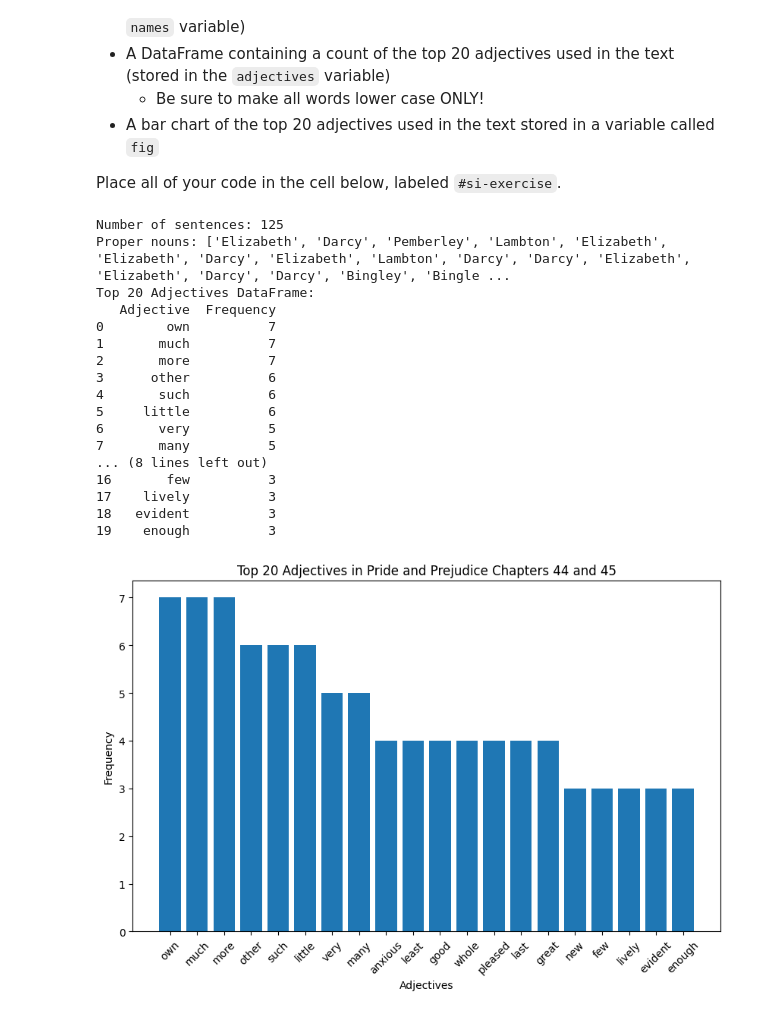
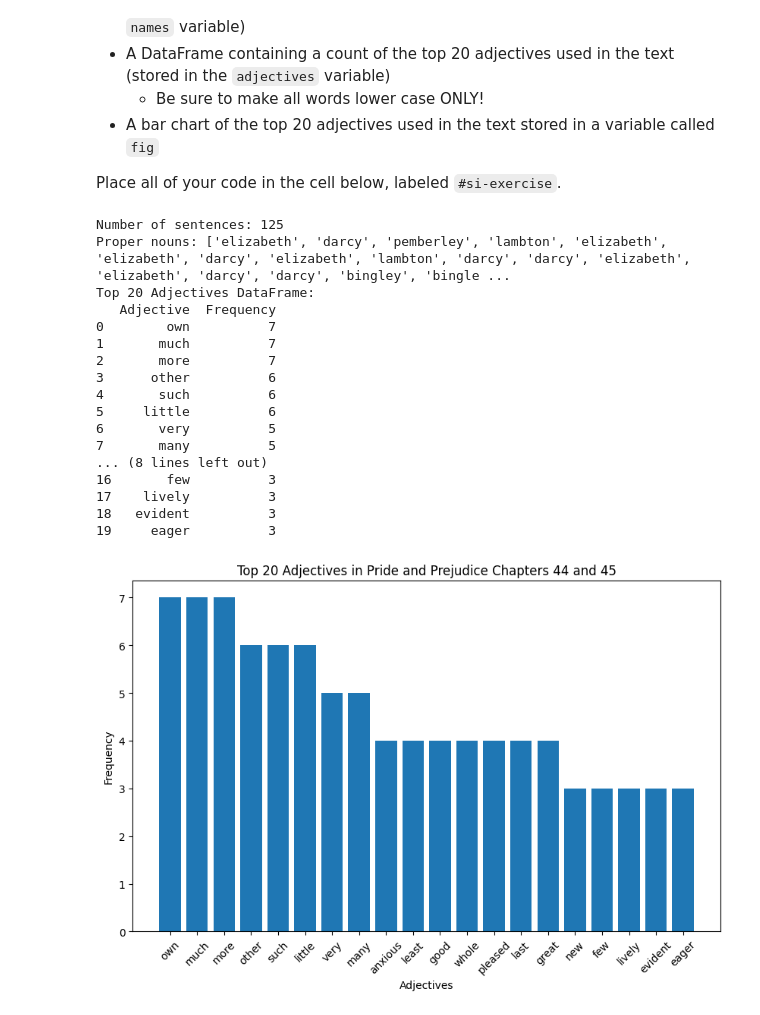
Before and after one commit to kelleespringer/econ8320-assignment-12, a Jupyter notebook: Lesson.ipynb, the cells around one changed output. Cells and saved outputs as stored; diff of their text form; code cells hidden in the pictures.

```diff
--- a/Lesson.ipynb
+++ b/Lesson.ipynb
@@ -207,56 +207,69 @@ Place all of your code in the cell below, labeled `#si-exercise`.
 # %%
 #si-exercise
 
+#si-exercise
 import requests
 import spacy
 from collections import Counter
 import pandas as pd
 import matplotlib.pyplot as plt
 
+# Load the SpaCy language model
 nlp = spacy.load("en_core_web_sm")
 
+# Download text from the specified URL
 url = "https://raw.githubusercontent.com/dustywhite7/Econ8320/master/AssignmentData/prideAndPrejudiceChapters.txt"
 response = requests.get(url)
 text = response.text
 
+# Process the text with SpaCy NLP model
 doc = nlp(text)
 
-num_sentences = len(list(doc.sents))
-print(f"Number of sentences: {num_sentences}")
+# Count the number of sentences
+sentences = len(list(doc.sents))
 
-proper_nouns = [ent.text for ent in doc.ents if ent.label_ in {'PERSON', 'GPE', 'ORG'}]
-print(f"Proper nouns: {proper_nouns[:20]}")
+# Extract all proper nouns (PERSON, GPE, ORG) and convert to lowercase
+names = [ent.text.lower() for ent in doc.ents if ent.label_ in {'PERSON', 'GPE', 'ORG'}]
 
-adjectives = [token.text for token in doc if token.pos_ == 'ADJ']
+# Extract adjectives and convert to lowercase
+adjectives = [token.text.lower() for token in doc if token.pos_ == 'ADJ']
+
+# Get the top 20 most common adjectives
 top_adjectives = Counter(adjectives).most_common(20)
 
+# Create a DataFrame for the top 20 adjectives
 adjectives_df = pd.DataFrame(top_adjectives, columns=['Adjective', 'Frequency'])
-print("Top 20 Adjectives DataFrame:")
-print(adjectives_df)
 
-plt.figure(figsize=(10, 6))
-plt.bar(adjectives_df['Adjective'], adjectives_df['Frequency'])
+# Create a bar chart for the top 20 adjectives
+fig, ax = plt.subplots(figsize=(10, 6))
+ax.bar(adjectives_df['Adjective'], adjectives_df['Frequency'])
 plt.xticks(rotation=45)
 plt.title("Top 20 Adjectives in Pride and Prejudice Chapters 44 and 45")
 plt.xlabel("Adjectives")
 plt.ylabel("Frequency")
-plt.show()
+
+
+# Display the results
+print(f"Number of sentences: {sentences}")
+print(f"Proper nouns: {names[:20]}")  # Print first 20 names
+print("Top 20 Adjectives DataFrame:")
+print(adjectives_df)
 # %% [output]
 Number of sentences: 125
-Proper nouns: ['Elizabeth', 'Darcy', 'Pemberley', 'Lambton', 'Elizabeth', 'Elizabeth', 'Darcy', 'Elizabeth', 'Lambton', 'Darcy', 'Darcy', 'Elizabeth', 'Elizabeth', 'Darcy', 'Darcy', 'Bingley', 'Bingle ...
+Proper nouns: ['elizabeth', 'darcy', 'pemberley', 'lambton', 'elizabeth', 'elizabeth', 'darcy', 'elizabeth', 'lambton', 'darcy', 'darcy', 'elizabeth', 'elizabeth', 'darcy', 'darcy', 'bingley', 'bingle ...
 Top 20 Adjectives DataFrame:
    Adjective  Frequency
 0        own          7
 1       much          7
 2       more          7
 3      other          6
 4       such          6
 5     little          6
 6       very          5
 7       many          5
 ... (8 lines left out)
 16       few          3
 17    lively          3
 18   evident          3
-19    enough          3
+19     eager          3
-[figure, old version]
+[figure, new version]
```
